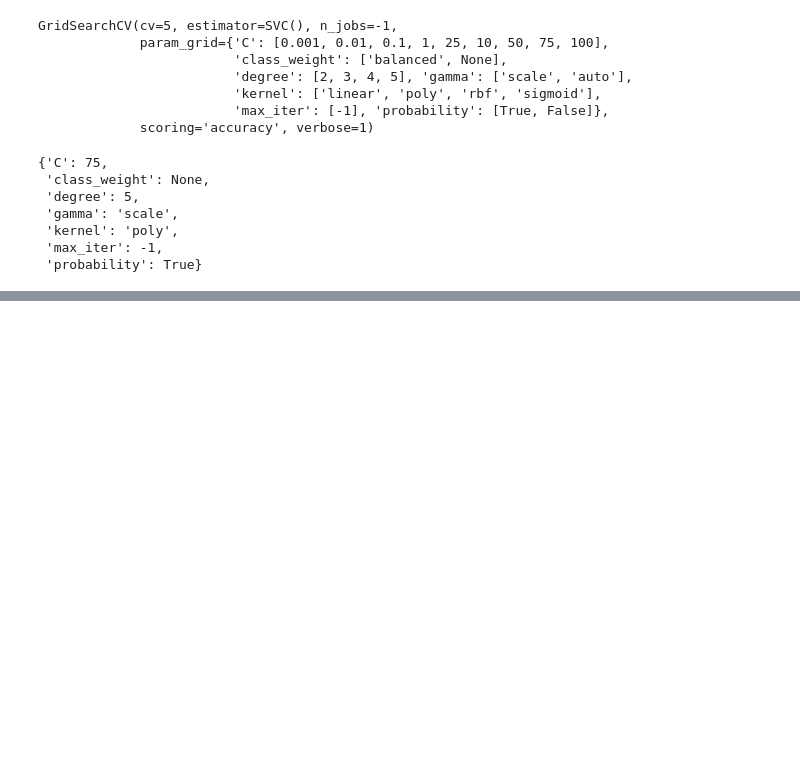
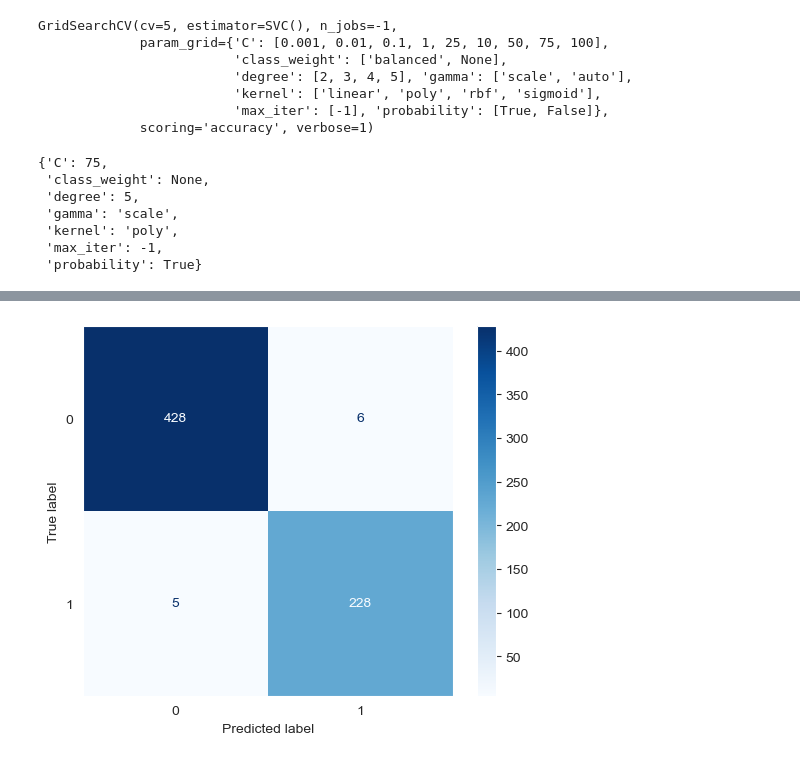
Before and after one commit to ZygimantasB/scikit-learn_training, a Jupyter notebook: Occupancy Detection/train.ipynb, the cells around one changed output, grey strips where cells are left out. Cells and saved outputs as stored; diff of their text form; code cells hidden in the pictures; blank space fills up the shorter version.

```diff
--- a/Occupancy Detection/train.ipynb
+++ b/Occupancy Detection/train.ipynb
@@ -334,0 +438,21 @@ ConfusionMatrixDisplay.from_predictions(y_test, predictions, cmap='Blues').ax_.g
+# %%
+param_grid = {
+    'criterion': ['gini', 'entropy', 'log_loss'],
+    'splitter': ['best', 'random'],
+    'max_depth': [None, 2, 3, 4, 5, 6, 7, 8, 9, 10],
+    'max_features': [None, 'sqrt', 'log2'],
+    'class_weight': ['balanced', None],
+}
+# %%
+decision_tree_classifier_cv = (
+    GridSearchCV(
+        estimator=decision_tree_classifier,
+        param_grid=param_grid,
+        cv=5,
+        scoring='accuracy',
+        verbose=1,
+        n_jobs=-1,
+    )
+)
+# %%
+decision_tree_classifier_cv.fit(scaled_X_train, y_train)
@@ -334,0 +476,2 @@ ConfusionMatrixDisplay.from_predictions(y_test, predictions, cmap='Blues').ax_.g
+# %%
+predictions = decision_tree_classifier_cv.predict(scaled_X_test)
@@ -334,0 +498,4 @@ ConfusionMatrixDisplay.from_predictions(y_test, predictions, cmap='Blues').ax_.g
+# %%
+ConfusionMatrixDisplay.from_predictions(predictions, y_test, cmap='Blues').ax_.grid(False)
+# %% [output]
+[figure, added]
```
Also changed, not shown: parts of 119 cells of this notebook, 3 other files.
